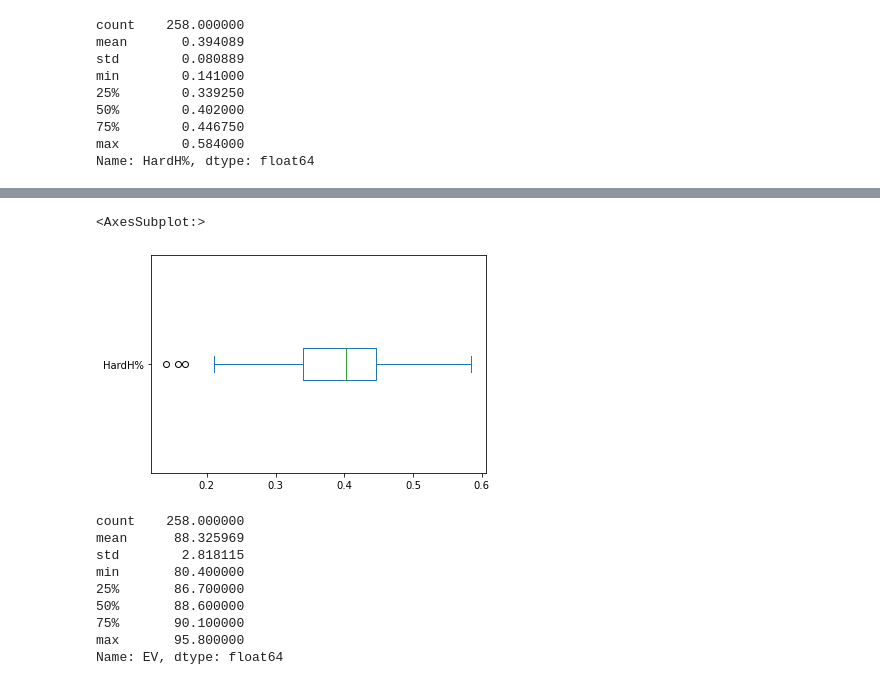
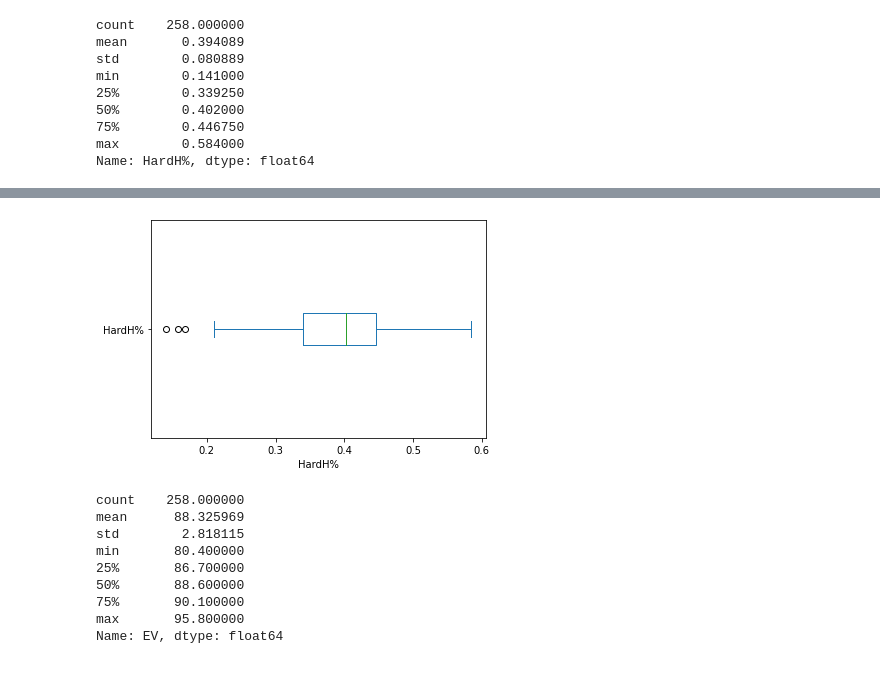
Before and after one commit to nrossidb/MLB-hard-hits-to-player-value, a Jupyter notebook: code_and_data/01_cleaning_and_eda.ipynb, the cells around one changed output, grey strips where cells are left out. Drawn from its saved outputs; the diff is of its cells as text; code cells hidden in the pictures.

```diff
--- a/code_and_data/01_cleaning_and_eda.ipynb
+++ b/code_and_data/01_cleaning_and_eda.ipynb
@@ -279,9 +280,10 @@ Text(0.5, 0, 'HardH%')
 [figure]
 # %%
-qualified_batters['HardH%'].plot.box(vert=False)
+hardh_box = qualified_batters['HardH%'].plot.box(vert=False)
+hardh_box.set_xlabel('HardH%')
+plt.savefig('hardh_box.png', facecolor = 'white')
 # %% [output]
-<AxesSubplot:>
-[figure, old version]
+[figure, new version]
 # %%
 qualified_batters['EV'].describe()
 # %% [output]
```
Also changed, not shown: parts of 11 cells of this notebook, 16 other files.
